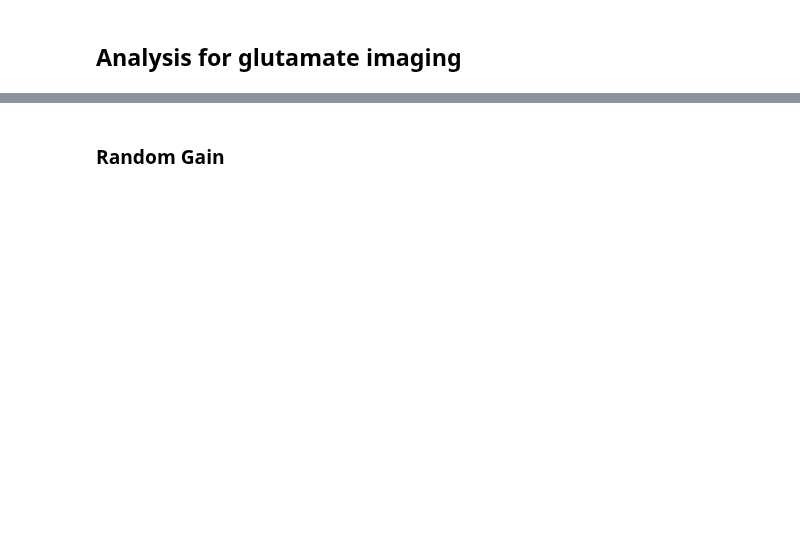
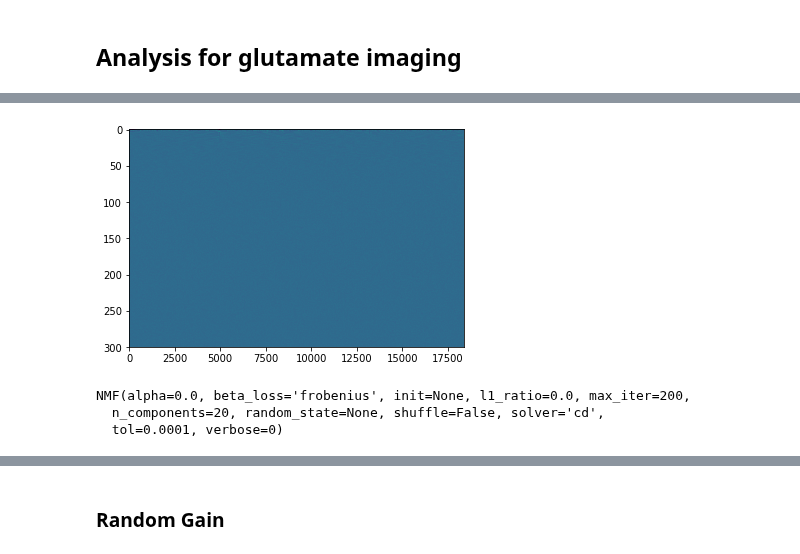
Before and after one commit to zqwei/DRN_voltage_analysis, a Jupyter notebook: Notebooks/glu_analysis.ipynb, the cells around one changed output, grey strips where cells are left out. Saved outputs shown, nothing was run; the diff lists cells and outputs as text; code cells hidden in the pictures; blank space fills up the shorter version.

```diff
--- a/Notebooks/glu_analysis.ipynb
+++ b/Notebooks/glu_analysis.ipynb
@@ -2,0 +149,6 @@
+# %%
+pca_dFF = pca_.transform(dFF)
+plt.imshow(pca_dFF.T, aspect='auto')
+plt.show()
+# %% [output]
+[figure, added]
@@ -2,0 +157,8 @@
+# %%
+from sklearn.decomposition import NMF
+nmf_ = NMF(n_components=20)
+nmf_.fit(dFF)
+# %% [output]
+NMF(alpha=0.0, beta_loss='frobenius', init=None, l1_ratio=0.0, max_iter=200,
+  n_components=20, random_state=None, shuffle=False, solver='cd',
+  tol=0.0001, verbose=0)
```
Also changed, not shown: parts of 22 cells of this notebook, 1 other file.
